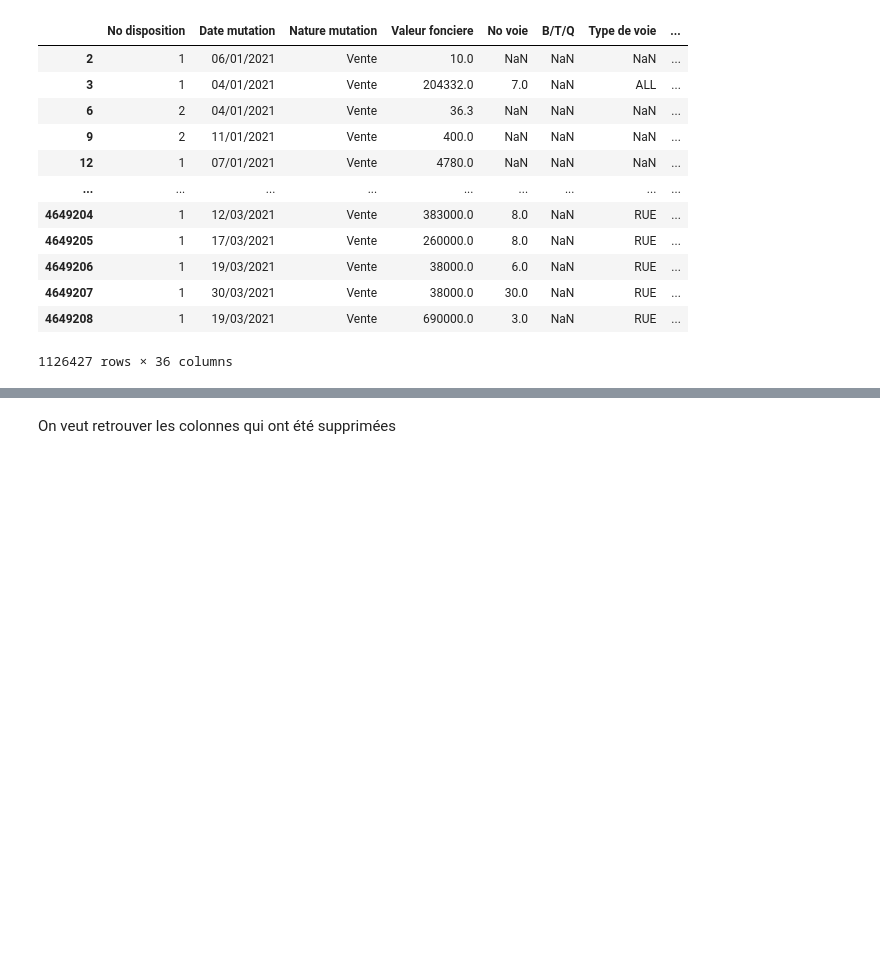
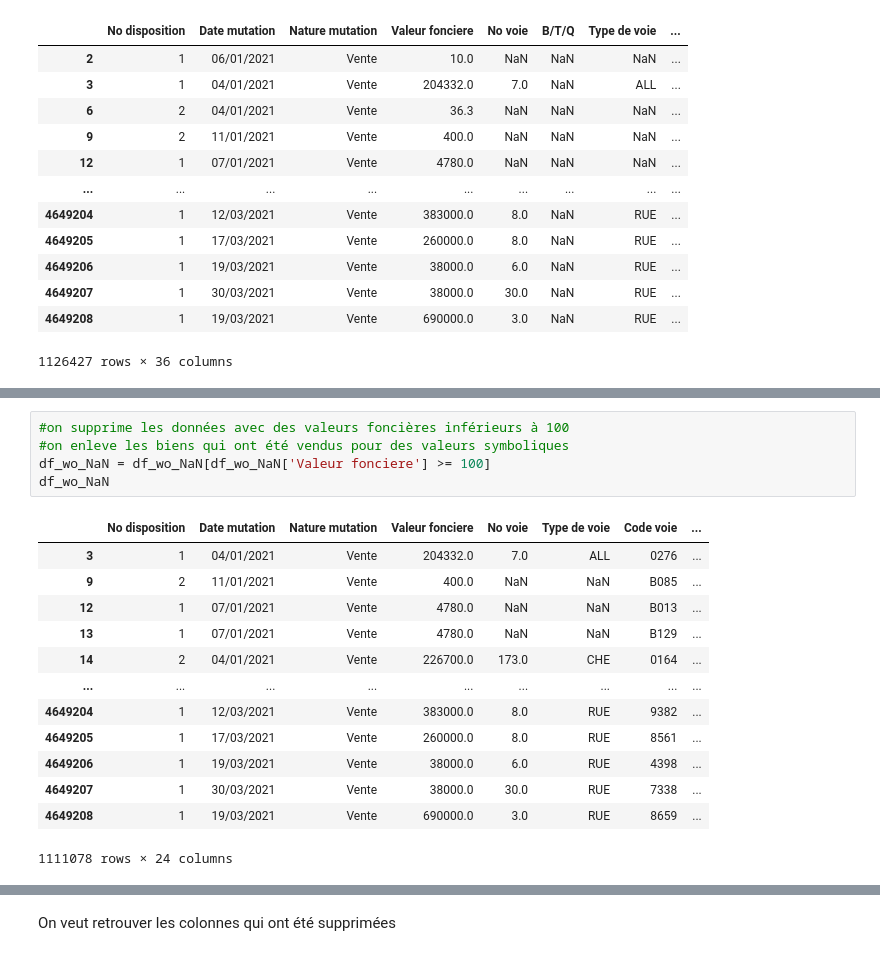
Before and after one commit to dounya-bourhani/ProjetPython, a Jupyter notebook: traitement_valeurs_foncieres_2021.ipynb, the cells around one changed output, grey strips where cells are left out. Drawn from its saved outputs; the diff is of its cells as text; blank space fills up the shorter version.

```diff
--- a/traitement_valeurs_foncieres_2021.ipynb
+++ b/traitement_valeurs_foncieres_2021.ipynb
@@ -55,3 +141,22 @@ NameError: name 'pourcentage_manquant' is not defined
+# %%
+#on supprime les données avec des valeurs foncières inférieurs à 100
+#on enleve les biens qui ont été vendus pour des valeurs symboliques
+df_wo_NaN = df_wo_NaN[df_wo_NaN['Valeur fonciere'] >= 100]
+df_wo_NaN
+# %% [output]
+|  | No disposition | Date mutation | Nature mutation | Valeur fonciere | No voie | Type de voie | Code voie | ... |
+| 3 | 1 | 04/01/2021 | Vente | 204332.0 | 7.0 | ALL | 0276 | ... |
+| 9 | 2 | 11/01/2021 | Vente | 400.0 | NaN | NaN | B085 | ... |
+| 12 | 1 | 07/01/2021 | Vente | 4780.0 | NaN | NaN | B013 | ... |
+| 13 | 1 | 07/01/2021 | Vente | 4780.0 | NaN | NaN | B129 | ... |
+| 14 | 2 | 04/01/2021 | Vente | 226700.0 | 173.0 | CHE | 0164 | ... |
+| ... | ... | ... | ... | ... | ... | ... | ... | ... |
+| 4649204 | 1 | 12/03/2021 | Vente | 383000.0 | 8.0 | RUE | 9382 | ... |
+| 4649205 | 1 | 17/03/2021 | Vente | 260000.0 | 8.0 | RUE | 8561 | ... |
+| 4649206 | 1 | 19/03/2021 | Vente | 38000.0 | 6.0 | RUE | 4398 | ... |
+| 4649207 | 1 | 30/03/2021 | Vente | 38000.0 | 30.0 | RUE | 7338 | ... |
+| 4649208 | 1 | 19/03/2021 | Vente | 690000.0 | 3.0 | RUE | 8659 | ... |
+1111078 rows × 24 columns
 # %%
 print("Taille de notre dataframe sans les colonnes contenant que des NaN :", df_wo_NaN.shape)
 # %% [output]
```
Also changed, not shown: parts of 12 cells of this notebook.
